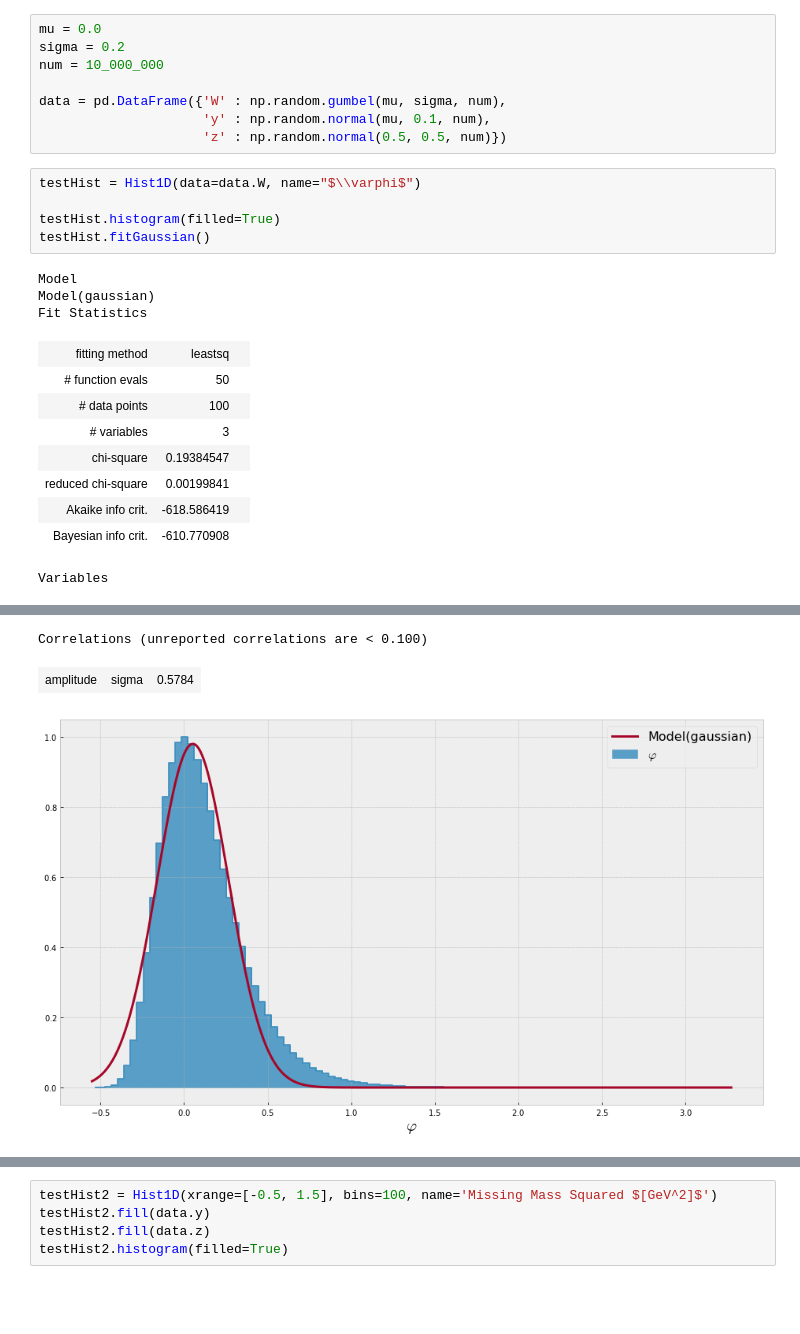
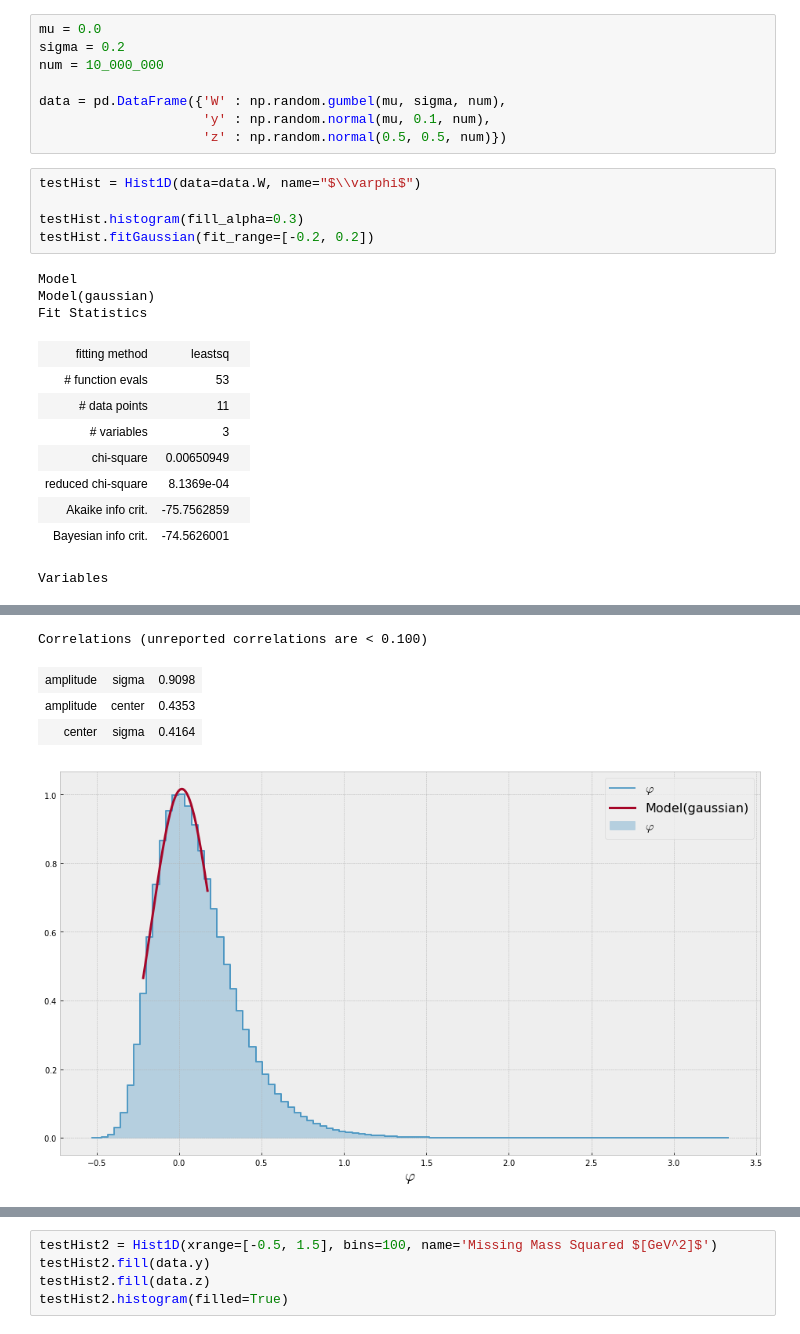
Before and after one commit to tylern4/nicks_plot_utils, a Jupyter notebook: Examples/Example_Hist1D.ipynb, the cells around one changed output, grey strips where cells are left out. Drawn from its saved outputs; the diff is of its cells as text; blank space fills up the shorter version.

```diff
--- a/Examples/Example_Hist1D.ipynb
+++ b/Examples/Example_Hist1D.ipynb
@@ -17,19 +17,19 @@ data = pd.DataFrame({'W' : np.random.gumbel(mu, sigma, num),
 # %%
 testHist = Hist1D(data=data.W, name="$\\varphi$")
 
-testHist.histogram(filled=True)
-testHist.fitGaussian()
+testHist.histogram(fill_alpha=0.3)
+testHist.fitGaussian(fit_range=[-0.2, 0.2])
 # %% [output]
 Model
 Model(gaussian)
 Fit Statistics
 | fitting method | leastsq |  |
-| # function evals | 50 |  |
-| # data points | 100 |  |
+| # function evals | 53 |  |
+| # data points | 11 |  |
 | # variables | 3 |  |
-| chi-square | 0.19384547 |  |
-| reduced chi-square | 0.00199841 |  |
-| Akaike info crit. | -618.586419 |  |
-| Bayesian info crit. | -610.770908 |  |
+| chi-square | 0.00650949 |  |
+| reduced chi-square | 8.1369e-04 |  |
+| Akaike info crit. | -75.7562859 |  |
+| Bayesian info crit. | -74.5626001 |  |
 Variables
 | name | value | standard error | relative error | initial value | min | max | vary | expression |
@@ -41,6 +41,8 @@ Variables
 Correlations (unreported correlations are < 0.100)
-| amplitude | sigma | 0.5784 |
+| amplitude | sigma | 0.9098 |
+| amplitude | center | 0.4353 |
+| center | sigma | 0.4164 |
-[figure, old version]
+[figure, new version]
 # %%
 fig, ax = plt.subplots(figsize=(16,9))
 testHist = Hist1D(data=data.W, bins=500, name="$\\varphi$", xrange=[-1.0, 1.5])
```
Also changed, not shown: parts of 4 cells of this notebook, 2 other files.
